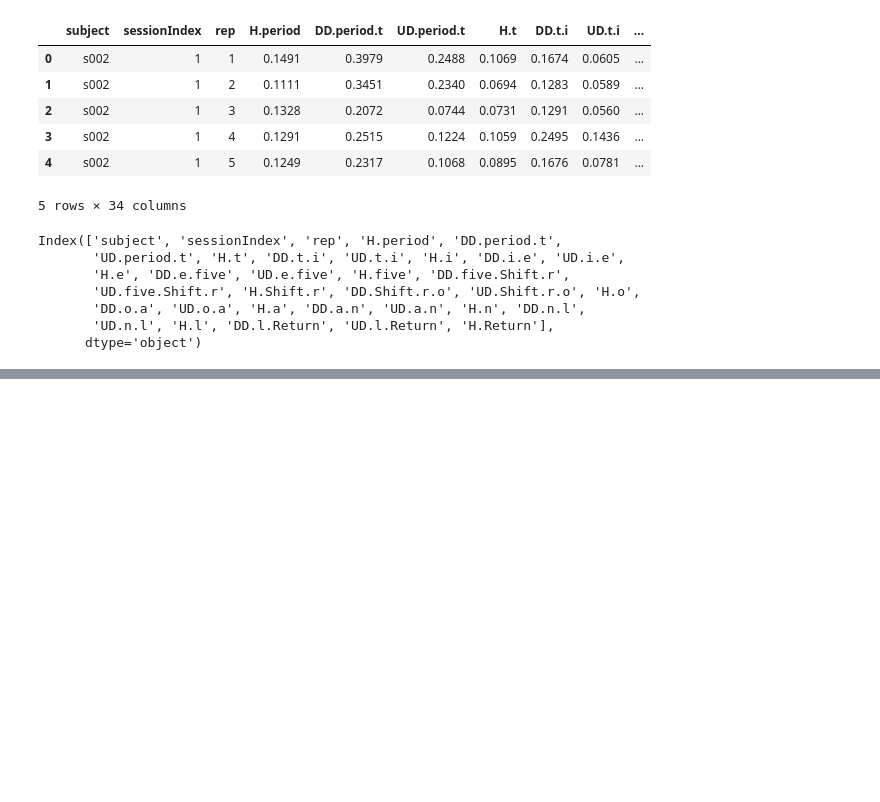
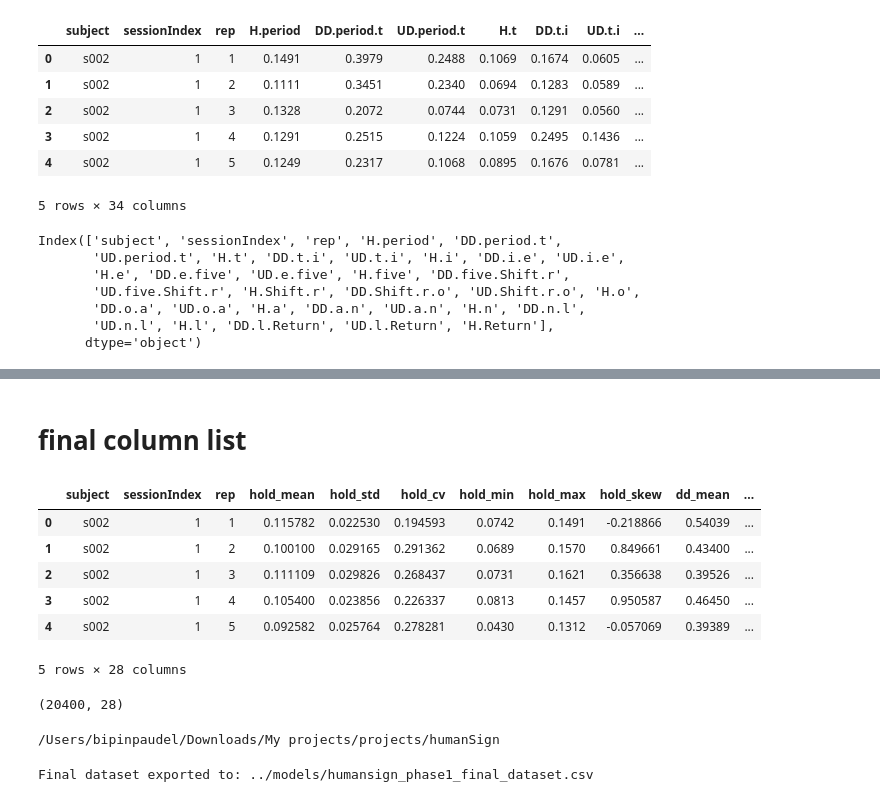
Before and after one commit to b0sc/humanSign, a Jupyter notebook: ml/data/notebooks/build_dataset.ipynb, the cells around one changed output, grey strips where cells are left out. Cells and saved outputs as stored; diff of their text form; code cells hidden in the pictures; blank space fills up the shorter version.

Commit message:
first phase dataset

```diff
--- a/ml/data/notebooks/build_dataset.ipynb
+++ b/ml/data/notebooks/build_dataset.ipynb
@@ -38,0 +236,18 @@ Index(['subject', 'sessionIndex', 'rep', 'H.period', 'DD.period.t',
+# %%
+def outlier_rate(row, cols):
+    values = row[cols].dropna()
+    if len(values) < 3:
+        return 0.0
+
+    q1 = values.quantile(0.25)
+    q3 = values.quantile(0.75)
+    iqr = q3 - q1
+
+    lower = q1 - 1.5 * iqr
+    upper = q3 + 1.5 * iqr
+
+    return ((values < lower) | (values > upper)).mean()
+# %%
+df["hold_outlier_rate"] = df.apply(lambda r: outlier_rate(r, hold_cols), axis=1)
+df["dd_outlier_rate"]   = df.apply(lambda r: outlier_rate(r, dd_cols), axis=1)
+df["ud_outlier_rate"]   = df.apply(lambda r: outlier_rate(r, ud_cols), axis=1)
@@ -38,0 +267,55 @@ Index(['subject', 'sessionIndex', 'rep', 'H.period', 'DD.period.t',
+# %% [markdown]
+# final column list
+# %%
+final_cols = [
+    "subject", "sessionIndex", "rep",
+
+    "hold_mean", "hold_std", "hold_cv", "hold_min", "hold_max", "hold_skew",
+
+    "dd_mean", "dd_std", "dd_median", "dd_iqr", "dd_variance",
+
+    "ud_mean", "ud_std", "ud_median", "ud_iqr", "ud_variance",
+
+    "intra_session_variance", "rhythm_stability", "tempo_consistency",
+
+    "early_late_hold_delta", "early_late_dd_delta", "early_late_ud_delta",
+
+    "hold_outlier_rate", "dd_outlier_rate", "ud_outlier_rate"
+]
+# %%
+final_df = df[final_cols].copy()
+# %%
+final_df.head()
+# %% [output]
+|  | subject | sessionIndex | rep | hold_mean | hold_std | hold_cv | hold_min | hold_max | hold_skew | dd_mean | ... |
+| 0 | s002 | 1 | 1 | 0.115782 | 0.022530 | 0.194593 | 0.0742 | 0.1491 | -0.218866 | 0.54039 | ... |
+| 1 | s002 | 1 | 2 | 0.100100 | 0.029165 | 0.291362 | 0.0689 | 0.1570 | 0.849661 | 0.43400 | ... |
+| 2 | s002 | 1 | 3 | 0.111109 | 0.029826 | 0.268437 | 0.0731 | 0.1621 | 0.356638 | 0.39526 | ... |
+| 3 | s002 | 1 | 4 | 0.105400 | 0.023856 | 0.226337 | 0.0813 | 0.1457 | 0.950587 | 0.46450 | ... |
+| 4 | s002 | 1 | 5 | 0.092582 | 0.025764 | 0.278281 | 0.0430 | 0.1312 | -0.057069 | 0.39389 | ... |
+5 rows × 28 columns
+# %%
+final_df.shape
+# %% [output]
+(20400, 28)
+# %%
+PROJECT_ROOT = Path.cwd().parents[2]
+print(PROJECT_ROOT)
+# %% [output]
+/Users/bipinpaudel/Downloads/My projects/projects/humanSign
+# %%
+FINAL_DATASET_PATH = (
+    PROJECT_ROOT
+    / "ml"
+    / "models"
+    / "humansign_phase1_final_dataset.csv"
+)
+
+final_df.to_csv(
+    FINAL_DATASET_PATH,
+    index=False
+)
+
+print(f"Final dataset exported to: {export_path}")
+# %% [output]
+Final dataset exported to: ../models/humansign_phase1_final_dataset.csv
```
Also changed, not shown: parts of 28 cells of this notebook, 1 other file.
